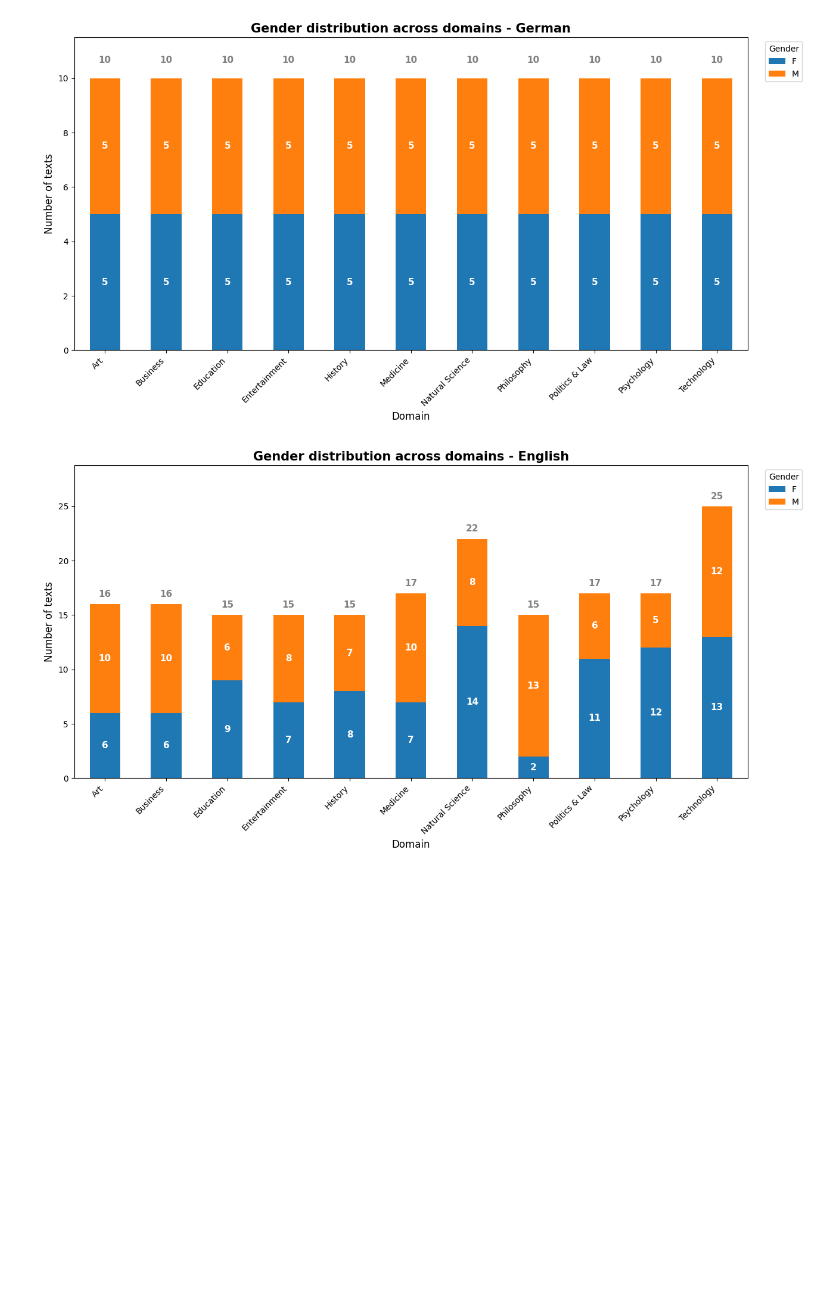
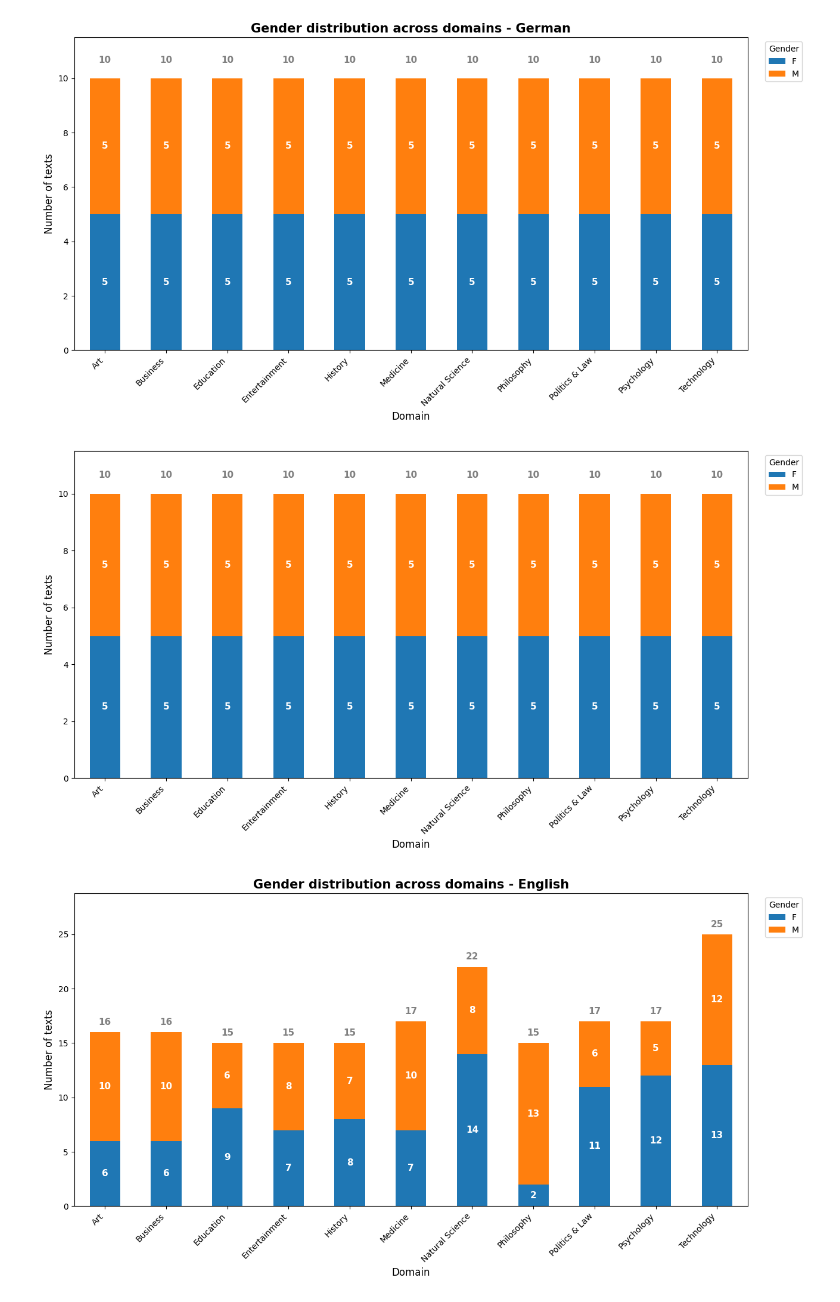
Before and after one commit to happy522/AttituTED-Corpus, a Jupyter notebook: NEW analysis/TED_Gender_Domain_Analysis.ipynb, the cells around one changed output. Drawn from its saved outputs; the diff is of its cells as text; code cells hidden in the pictures; blank space fills up the shorter version.

```diff
--- a/NEW analysis/TED_Gender_Domain_Analysis.ipynb
+++ b/NEW analysis/TED_Gender_Domain_Analysis.ipynb
@@ -28,7 +28,7 @@ def standardize_domain(series):
 # %%
 import pandas as pd
 
-de_file = "German_original_TED_talks.xlsx"
+de_file = "German_original_TED_talks (4).xlsx"
 
 de_df = pd.read_excel(
     de_file,
@@ -280,6 +280,14 @@ plot_gender_stacked(
 )
 # %% [output]
 [figure]
+# %%
+# German
+plot_gender_stacked(
+    de_texts,
+    ""
+)
+# %% [output]
+[figure, added]
 # %%
 # English
 plot_gender_stacked(
```
Also changed, not shown: parts of 1 cell of this notebook.
